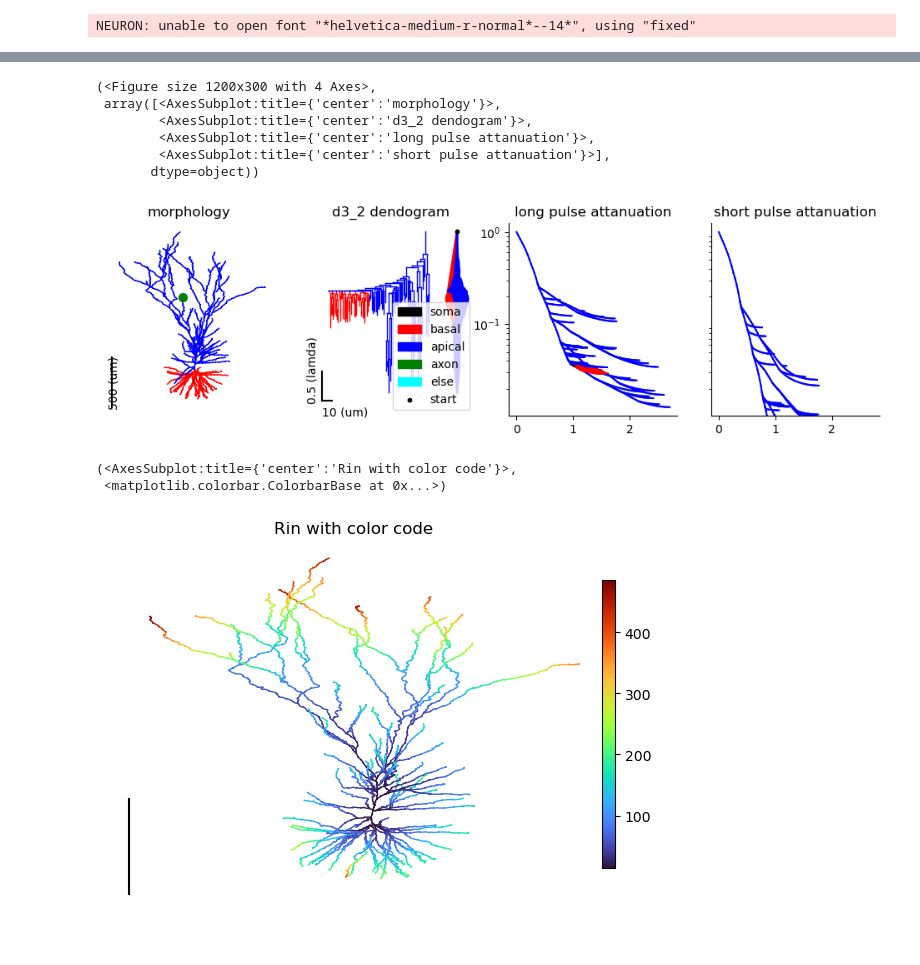
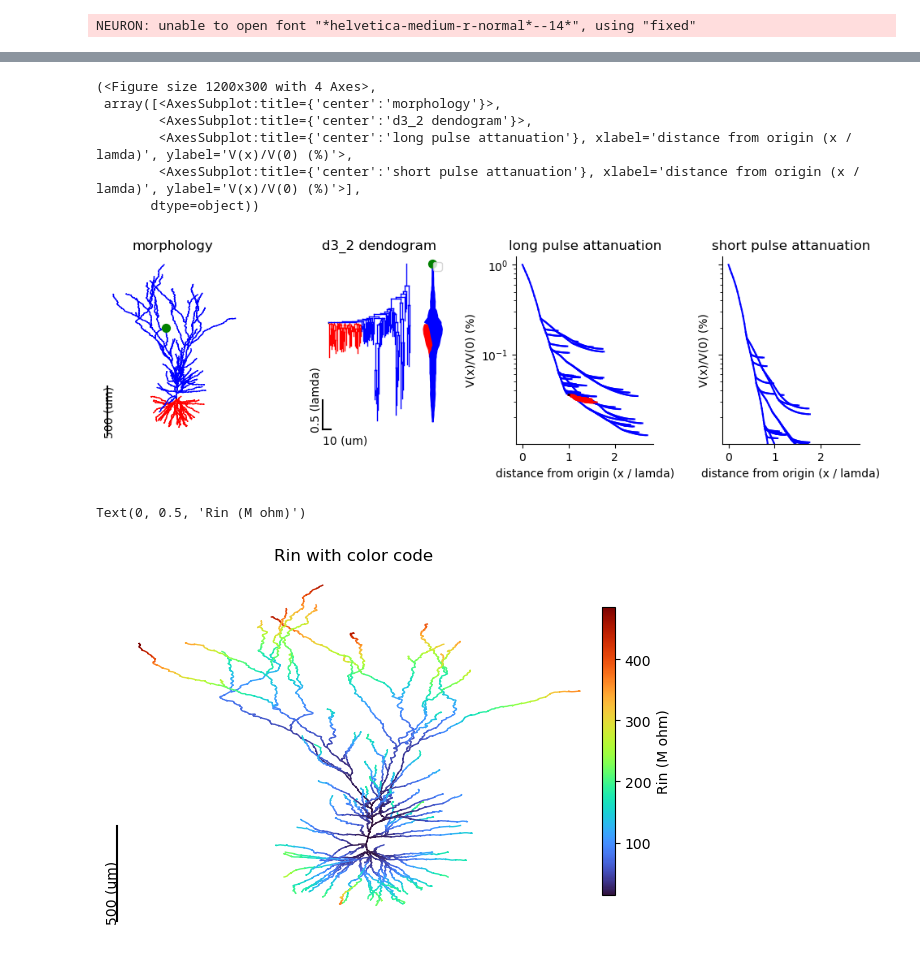
Before and after one commit to YoniLeibner/Neuron_analysis_tool, a Jupyter notebook: Neuron_analysis_tool/example.ipynb, the cells around one changed output, grey strips where cells are left out. Drawn from its saved outputs; the diff is of its cells as text; code cells hidden in the pictures.

```diff
--- a/Neuron_analysis_tool/example.ipynb
+++ b/Neuron_analysis_tool/example.ipynb
@@ -63,17 +65,17 @@ analyser.create_card(theta=-75)
 # %%
-analyser.create_card(initial_seg=list(cell.apic[101])[-1], theta=-75)
+analyser.create_card(start_seg=list(cell.apic[101])[-1], theta=-75)
 # %% [output]
 (<Figure size 1200x300 with 4 Axes>,
  array([<AxesSubplot:title={'center':'morphology'}>,
         <AxesSubplot:title={'center':'d3_2 dendogram'}>,
-        <AxesSubplot:title={'center':'long pulse attanuation'}>,
-        <AxesSubplot:title={'center':'short pulse attanuation'}>],
+        <AxesSubplot:title={'center':'long pulse attanuation'}, xlabel='distance from origin (x / lamda)', ylabel='V(x)/V(0) (%)'>,
+        <AxesSubplot:title={'center':'short pulse attanuation'}, xlabel='distance from origin (x / lamda)', ylabel='V(x)/V(0) (%)'>],
        dtype=object))
-[figure, old version]
+[figure, new version]
 # %%
 plt.title('Rin with color code')
 analyser.plot_morph_with_value_func(func = Rin_func, run_time=1000, theta=-75, scale=500)
+plt.ylabel('Rin (M ohm)')
 # %% [output]
-(<AxesSubplot:title={'center':'Rin with color code'}>,
- <matplotlib.colorbar.ColorbarBase at 0x...>)
+Text(0, 0.5, 'Rin (M ohm)')
-[figure, old version]
+[figure, new version]
```
Also changed, not shown: parts of 4 cells of this notebook, 11 other files.
